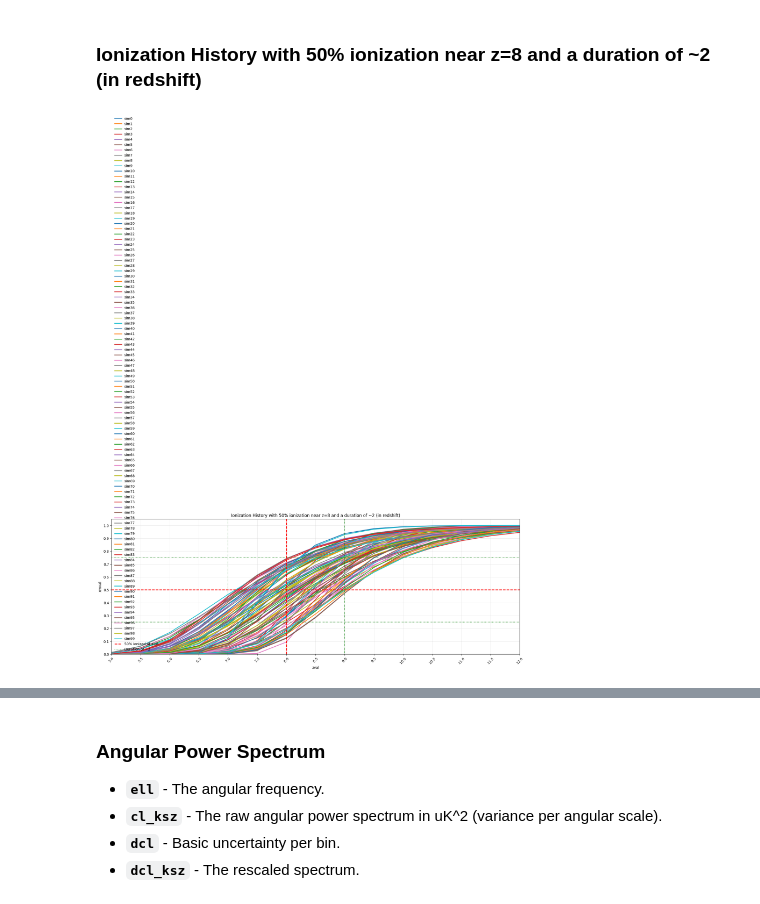
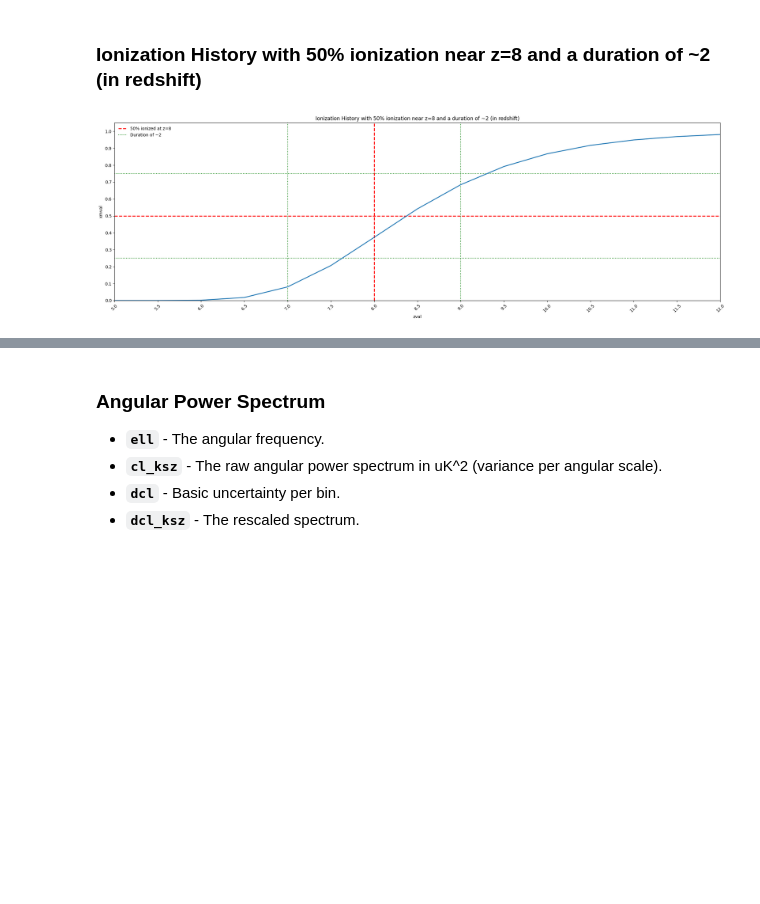
Before and after one commit to RobertxPearce/reionization-emulator, a Jupyter notebook: notebooks/proc_data_vis.ipynb, the cells around one changed output, grey strips where cells are left out. Drawn from its saved outputs; the diff is of its cells as text; code cells hidden in the pictures; blank space fills up the shorter version.

```diff
--- a/notebooks/proc_data_vis.ipynb
+++ b/notebooks/proc_data_vis.ipynb
@@ -298,65 +312,89 @@ plt.figure(figsize=(21, 7))
 
 
 # ---- Singular Sim ----
-# sim = sim_names[1]
+sim = sim_names[1]
 
-# z = np.array(h5f[f"sims/{sim}/output/zval_list"][()], dtype=float)
-# x = np.array(h5f[f"sims/{sim}/output/xmval_list"][()], dtype=float)
-
-# Sort by redshift
-# order = np.argsort(z)
-# z, x = z[order], x[order]
-
-
-# plt.plot(z, x, lw=2, label=f"{sim}")
-
-# ---- All Sims ----
-for sim in sim_names:
-    z = np.array(h5f[f"sims/{sim}/output/zval_list"][()], dtype=float)
-    x = np.array(h5f[f"sims/{sim}/output/xmval_list"][()], dtype=float)
-
-    # Sort by redshift
-    order = np.argsort(z)
-    z, x = z[order], x[order]
-
-    plt.plot(z, x, lw=2, label=sim)
+z = np.array(h5f[f"sims/{sim}/output/zval_list"][()], dtype=float)
+x = np.array(h5f[f"sims/{sim}/output/xmval_list"][()], dtype=float)
 
 # 50% ionization near z=8
 plt.axhline(0.50, color="red", ls="--", lw=2, label="50% ionized at z=8")
 plt.axvline(8.0, color="red", ls="--", lw=2)
 
 # Duration of ~2 (time to go from 25% to 75% ionized in redshift)
 plt.axhline(0.25, color="green", ls=":", lw=1.5, label="Duration of ~2")
 plt.axhline(0.75, color="green", ls=":", lw=1.5)
 plt.axvline(9.0, color="green", ls=":", lw=1.5)  # z_25
 plt.axvline(7.0, color="green", ls=":", lw=1.5)  # z_75
 
-plt.xlabel("zval")
-plt.ylabel("xmval")
-plt.title("Ionization History with 50% ionization near z=8 and a duration of ~2 (in redshift)")
-
-plt.grid(True, alpha=0.3)
+# Sort by redshift
+order = np.argsort(z)
+z, x = z[order], x[order]
 
 plt.xticks(z, rotation=45)
 plt.xlim(5, 12)
 
 plt.ylim(0, 1.05)
 plt.gca().yaxis.set_major_locator(MultipleLocator(0.1))
 
+plt.xlabel("zval")
+plt.ylabel("xmval")
+plt.title("Ionization History with 50% ionization near z=8 and a duration of ~2 (in redshift)")
+
 plt.legend(frameon=False)
 plt.tight_layout()
-plt.show()
+
+plt.plot(z, x, lw=2, label=f"{sim}")
+
+# ---- All Sims ----
+# for sim in sim_names:
+#     z = np.array(h5f[f"sims/{sim}/output/zval_list"][()], dtype=float)
+#     x = np.array(h5f[f"sims/{sim}/output/xmval_list"][()], dtype=float)
+#
+#     # Sort by redshift
+#     order = np.argsort(z)
+#     z, x = z[order], x[order]
+#
+#     plt.plot(z, x, lw=2, label=sim)
+#
+# # 50% ionization near z=8
+# plt.axhline(0.50, color="red", ls="--", lw=2, label="50% ionized at z=8")
+# plt.axvline(8.0, color="red", ls="--", lw=2)
+#
+# # Duration of ~2 (time to go from 25% to 75% ionized in redshift)
+# plt.axhline(0.25, color="green", ls=":", lw=1.5, label="Duration of ~2")
+# plt.axhline(0.75, color="green", ls=":", lw=1.5)
+# plt.axvline(9.0, color="green", ls=":", lw=1.5)  # z_25
+# plt.axvline(7.0, color="green", ls=":", lw=1.5)  # z_75
+#
+# plt.xlabel("zval")
+# plt.ylabel("xmval")
+# plt.title("Ionization History with 50% ionization near z=8 and a duration of ~2 (in redshift)")
+#
+# plt.grid(True, alpha=0.3)
+#
+# plt.xticks(z, rotation=45)
+# plt.xlim(5, 12)
+#
+# plt.ylim(0, 1.05)
+# plt.gca().yaxis.set_major_locator(MultipleLocator(0.1))
+#
+# plt.legend(frameon=False)
+# plt.tight_layout()
+# plt.show()
+
+# --------
 
 # Print sim and the parameters
 alpha = float(h5f[f"sims/{sim}/params/alpha_zre"][()])
 k0 = float(h5f[f"sims/{sim}/params/kb_zre"][()])
 zmean = float(h5f[f"sims/{sim}/params/zmean_zre"][()])
 b0 = float(h5f[f"sims/{sim}/params/b0_zre"][()])
 
 print(f"Simulation:\t {sim}")
 print(f"alpha:\t\t {alpha}")
 print(f"k0:\t\t\t {k0}")
 print(f"zmean:\t\t {zmean}")
 print(f"b0:\t\t\t {b0}")
 # %% [output]
-[figure, old version]
+[figure, new version]
```
Also changed, not shown: parts of 6 cells of this notebook, 7 other files.
